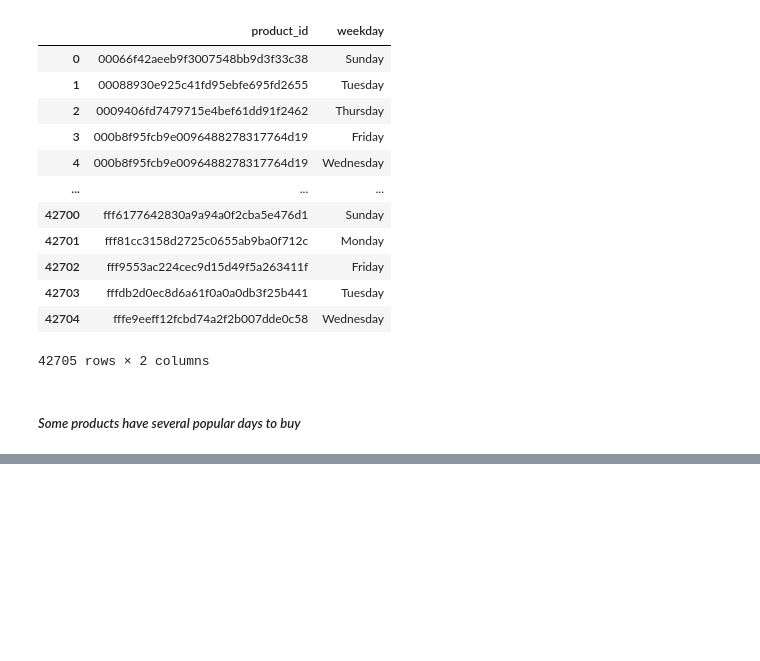
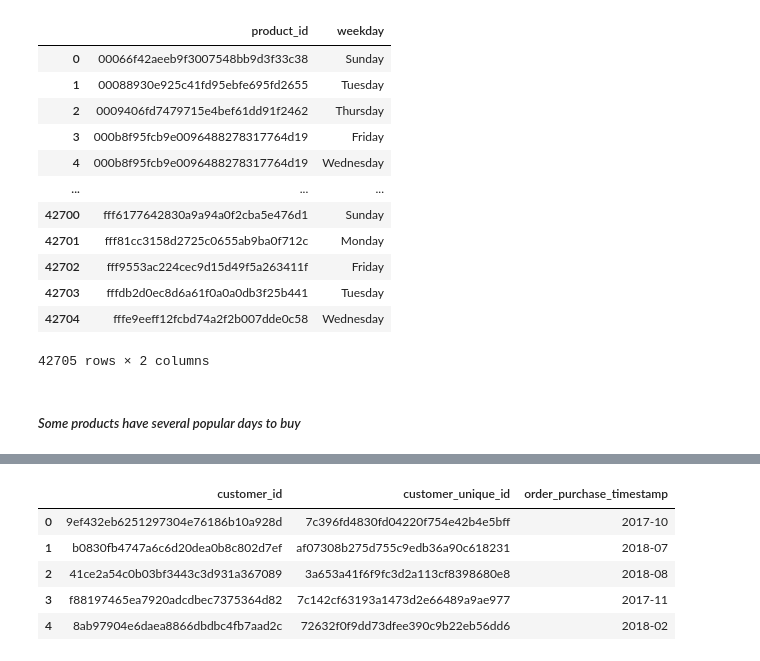
Before and after one commit to BernartGuddiny/eCommerce_project, a Jupyter notebook: project.ipynb, the cells around one changed output, grey strips where cells are left out. Saved outputs shown, nothing was run; the diff lists cells and outputs as text; code cells hidden in the pictures; blank space fills up the shorter version.

```diff
--- a/project.ipynb
+++ b/project.ipynb
@@ -234,0 +257,14 @@ df5
+# %%
+# Formatting the 'order_purchase_timestamp' into a date, leaving the year and month
+orders_customers['order_purchase_timestamp'] = pd.to_datetime(orders_customers.order_purchase_timestamp)
+orders_customers.order_purchase_timestamp = orders_customers.order_purchase_timestamp\
+                                                            .apply(lambda d: d.strftime('%Y-%m'))
+
+orders_customers.head()
+# %% [output]
+|  | customer_id | customer_unique_id | order_purchase_timestamp |
+| 0 | 9ef432eb6251297304e76186b10a928d | 7c396fd4830fd04220f754e42b4e5bff | 2017-10 |
+| 1 | b0830fb4747a6c6d20dea0b8c802d7ef | af07308b275d755c9edb36a90c618231 | 2018-07 |
+| 2 | 41ce2a54c0b03bf3443c3d931a367089 | 3a653a41f6f9fc3d2a113cf8398680e8 | 2018-08 |
+| 3 | f88197465ea7920adcdbec7375364d82 | 7c142cf63193a1473d2e66489a9ae977 | 2017-11 |
+| 4 | 8ab97904e6daea8866dbdbc4fb7aad2c | 72632f0f9dd73dfee390c9b22eb56dd6 | 2018-02 |
```
Also changed, not shown: parts of 13 cells of this notebook.
